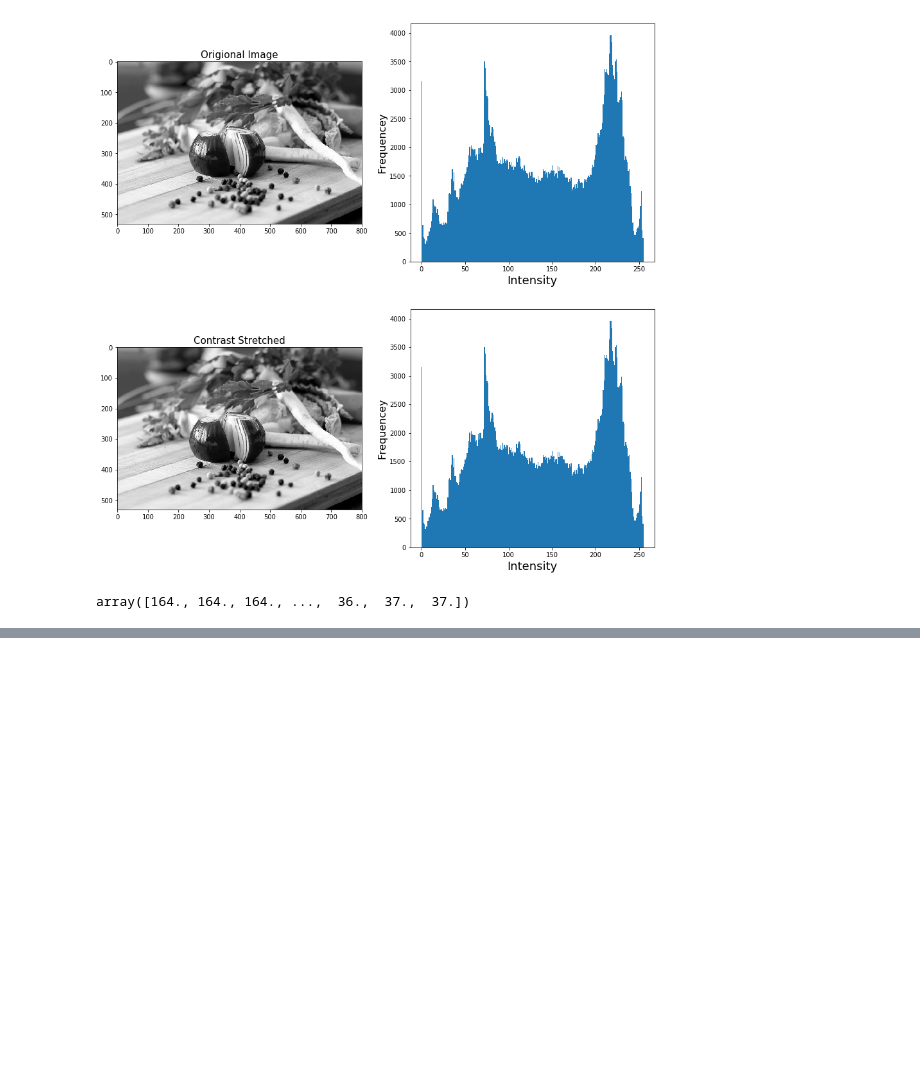
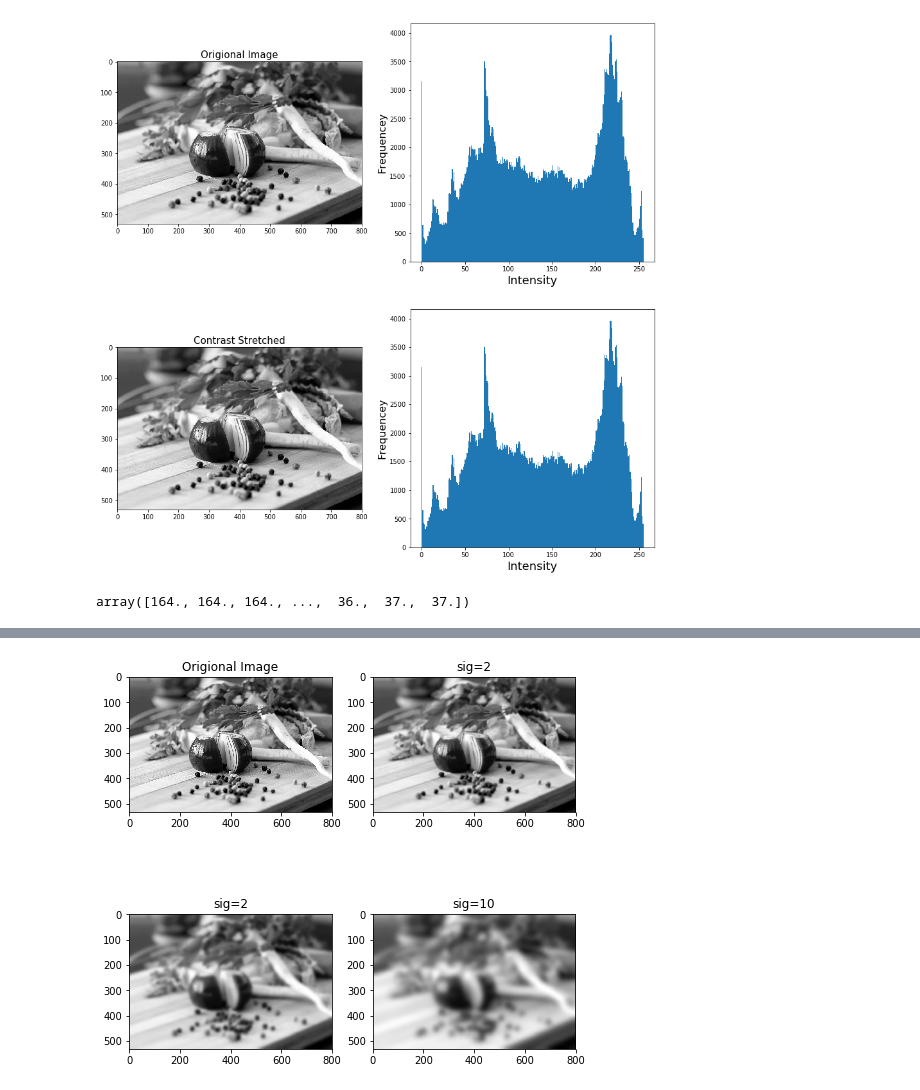
Before and after one commit to neezcha/483H2, a Jupyter notebook: 483h2.ipynb, the cells around one changed output, grey strips where cells are left out. Cells and saved outputs as stored; diff of their text form; code cells hidden in the pictures; blank space fills up the shorter version.

```diff
--- a/483h2.ipynb
+++ b/483h2.ipynb
@@ -256,0 +269,29 @@ for x in img33Flat:
+# %%
+ # DISPALY LIBRARY FUNCTION GAUSSIAN
+fig = plt.figure()
+fig.set_figheight(8)
+fig.set_figwidth(8)
+
+fig.add_subplot(2,2,1)
+plt.imshow(gray_img, cmap='gray')
+plt.title('Origional Image', fontsize=12)
+
+fig.add_subplot(2,2,2)
+libGaus = gaussian_filter(gray_img, sigma=2)
+plt.imshow(libGaus, cmap='gray')
+plt.title('sig=2')
+fig.savefig('conv_test_gauss_s2.jpg') # 7c
+
+fig.add_subplot(2,2,3)
+libGaus = gaussian_filter(gray_img, sigma=5)
+plt.imshow(libGaus, cmap='gray')
+plt.title('sig=2')
+fig.savefig('conv_test_gauss_s5.jpg') # 7c
+
+fig.add_subplot(2,2,4)
+libGaus = gaussian_filter(gray_img, sigma=10)
+plt.imshow(libGaus, cmap='gray')
+plt.title('sig=10')
+fig.savefig('conv_test_gauss_s10.jpg') # 7c
+# %% [output]
+[figure, added]
```
Also changed, not shown: parts of 9 cells of this notebook, 3 other files.
